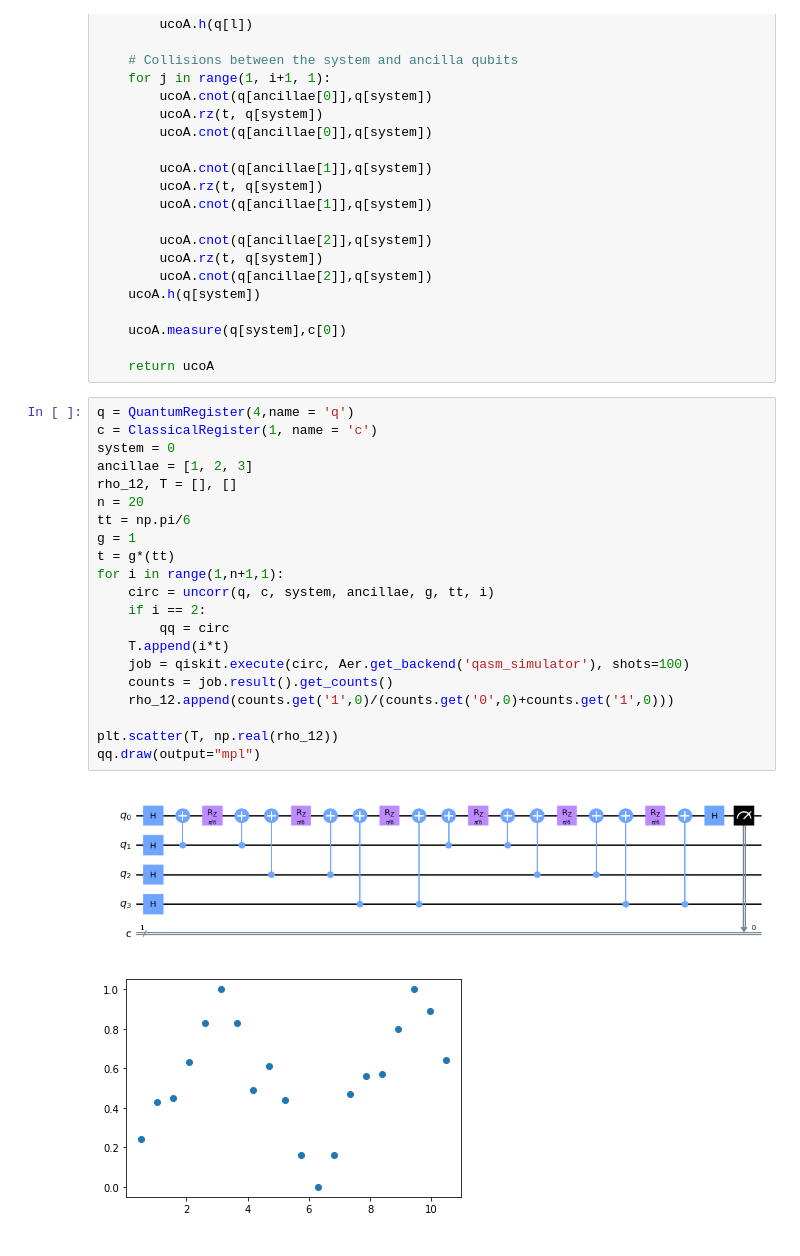
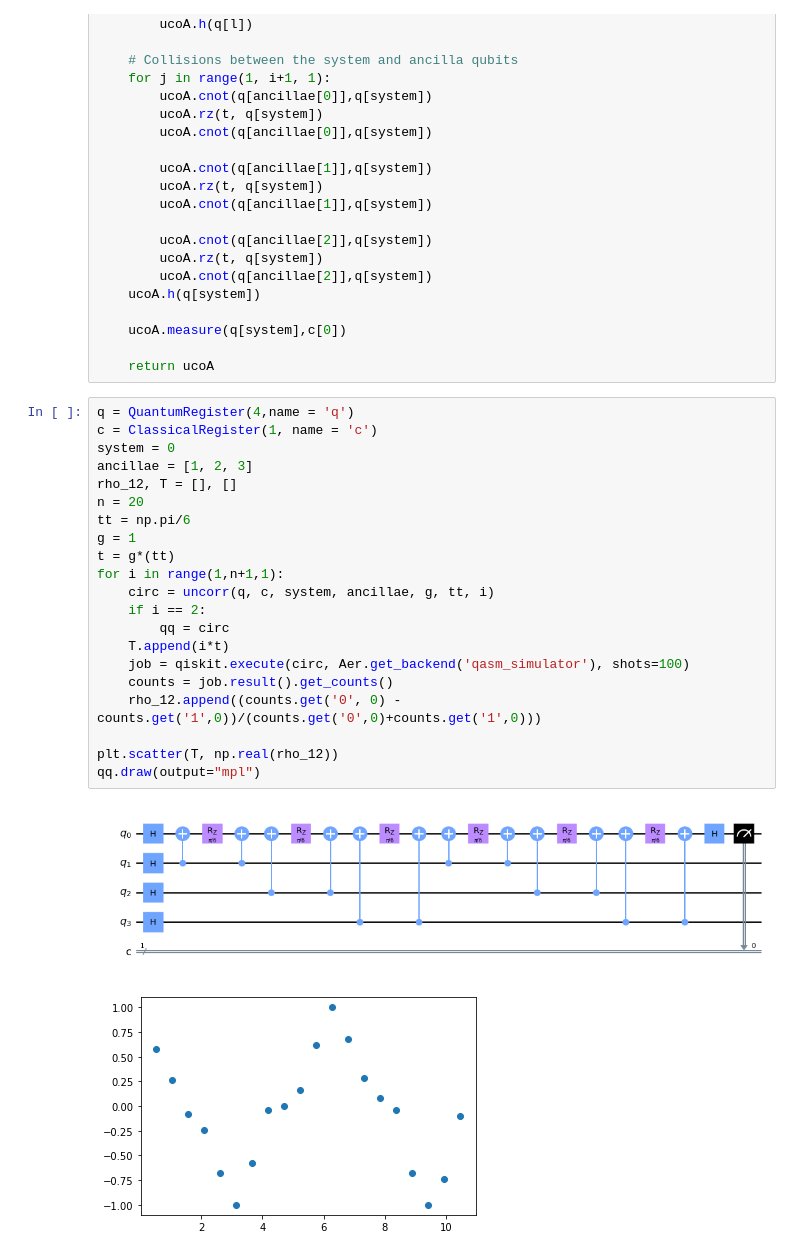
Before and after one commit to JessicaJohnBritto/QOSF_Cohort6, a Jupyter notebook: Results_from_paper/Collisional Model .ipynb, the cells around one changed output. Saved outputs shown, nothing was run; the diff lists cells and outputs as text.

```diff
--- a/Results_from_paper/Collisional Model .ipynb
+++ b/Results_from_paper/Collisional Model .ipynb
@@ -93,27 +93,27 @@ def uncorr(q, c, system, ancillae, g, t, i):
     ucoA.measure(q[system],c[0])
 
     return ucoA
-# %%
-q = QuantumRegister(4,name = 'q')
-c = ClassicalRegister(1, name = 'c')
-system = 0
-ancillae = [1, 2, 3]
-rho_12, T = [], []
-n = 20
-tt = np.pi/6
-g = 1
-t = g*(tt)
-for i in range(1,n+1,1):
-    circ = uncorr(q, c, system, ancillae, g, tt, i)
-    if i == 2:
-        qq = circ
-    T.append(i*t)
-    job = qiskit.execute(circ, Aer.get_backend('qasm_simulator'), shots=100)
-    counts = job.result().get_counts()
-    rho_12.append(counts.get('1',0)/(counts.get('0',0)+counts.get('1',0)))
-
-plt.scatter(T, np.real(rho_12))
-qq.draw(output="mpl")
-# %% [output]
-[figure, removed]
-[figure, removed]
+# %%
+q = QuantumRegister(4,name = 'q')
+c = ClassicalRegister(1, name = 'c')
+system = 0
+ancillae = [1, 2, 3]
+rho_12, T = [], []
+n = 20
+tt = np.pi/6
+g = 1
+t = g*(tt)
+for i in range(1,n+1,1):
+    circ = uncorr(q, c, system, ancillae, g, tt, i)
+    if i == 2:
+        qq = circ
+    T.append(i*t)
+    job = qiskit.execute(circ, Aer.get_backend('qasm_simulator'), shots=100)
+    counts = job.result().get_counts()
+    rho_12.append((counts.get('0', 0) - counts.get('1',0))/(counts.get('0',0)+counts.get('1',0)))
+
+plt.scatter(T, np.real(rho_12))
+qq.draw(output="mpl")
+# %% [output]
+[figure, added]
+[figure, added]
```
